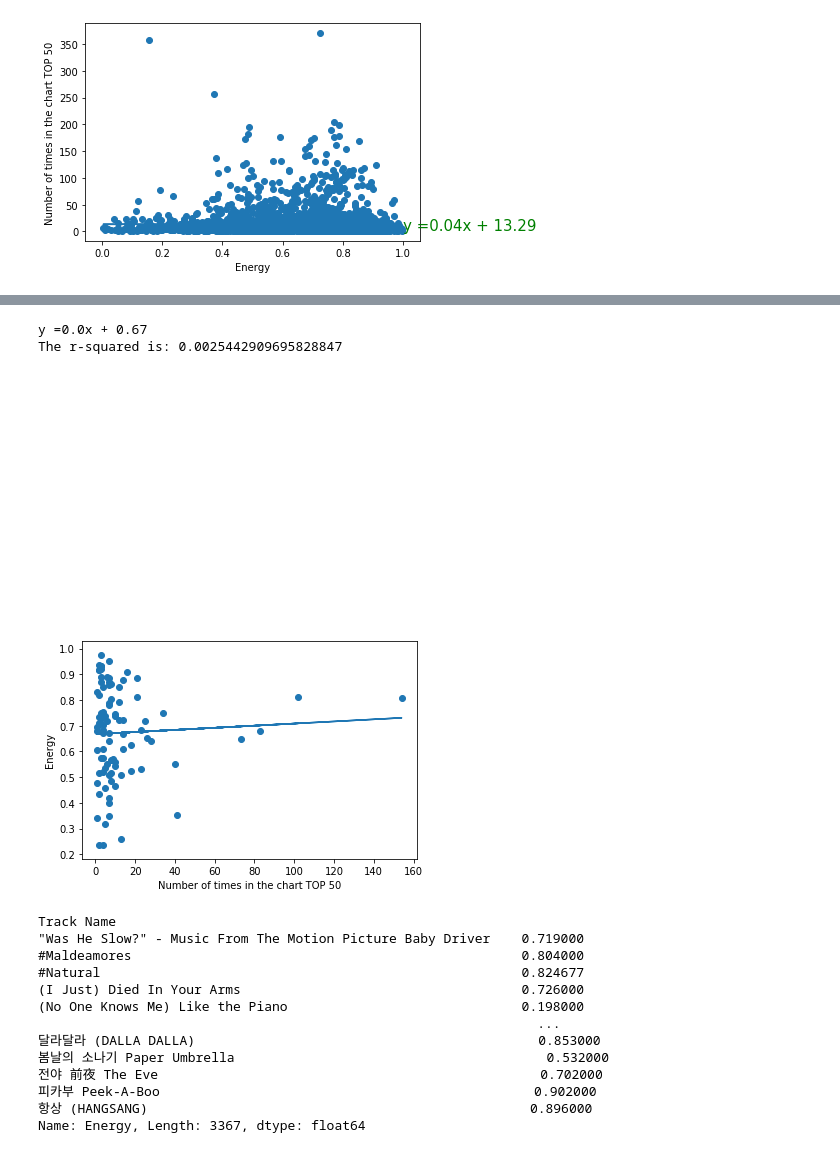
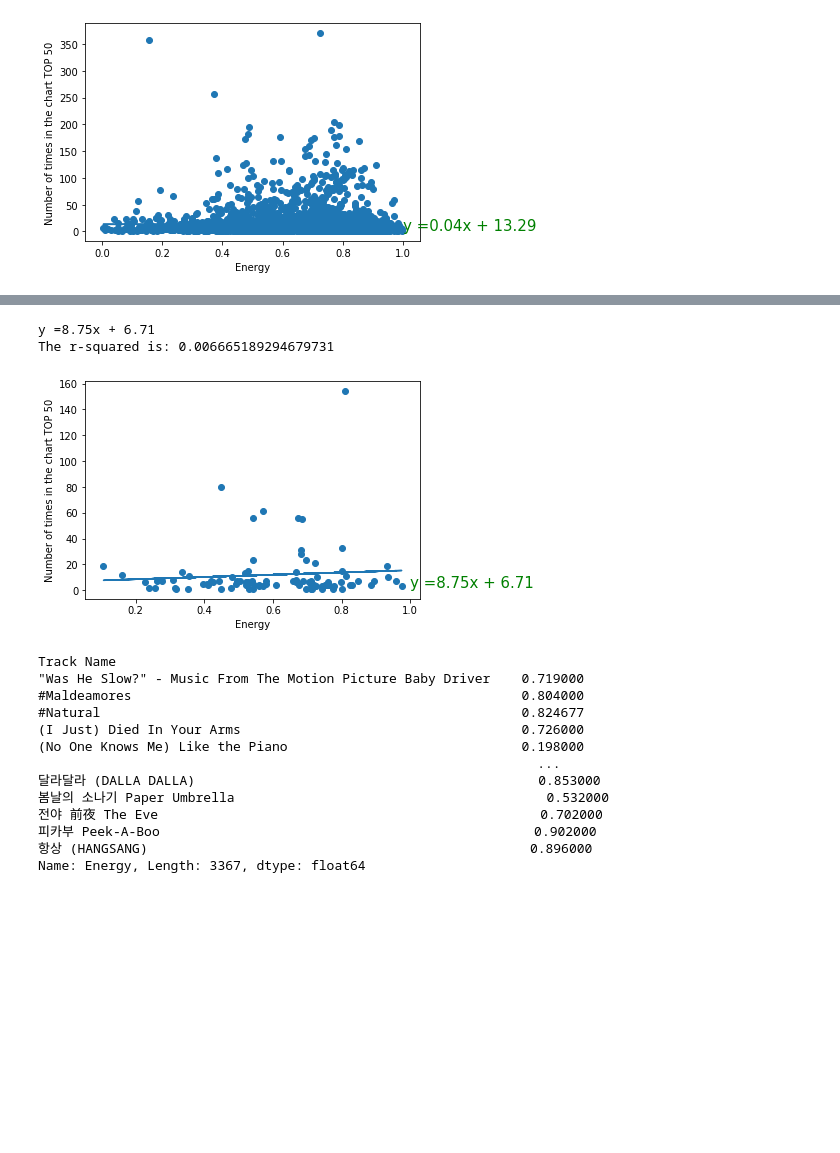
Before and after one commit to JaviSandoval94/Spotify-Trends-Analysis, a Jupyter notebook: Project1-Spotify-FinalReport-Copy1.ipynb, the cells around one changed output, grey strips where cells are left out. Drawn from its saved outputs; the diff is of its cells as text; code cells hidden in the pictures; blank space fills up the shorter version.

```diff
--- a/Project1-Spotify-FinalReport-Copy1.ipynb
+++ b/Project1-Spotify-FinalReport-Copy1.ipynb
@@ -221,24 +200,24 @@ The correlation between both factors is 0.05
 # %%
-x_values=subset["Number of times in the chart TOP 50"]
-y_values=subset["Energy"]
+x_values=subset["Energy"]
+y_values=subset["Number of times in the chart TOP 50"]
 (slope,intercept,rvalue,pvalue,stderr) = stats.linregress(x_values,y_values)
 regress_values = x_values* slope + intercept
 line_eq= "y ="+str(round(slope,2))+"x + "+ str(round(intercept,2))
 print(line_eq)
 plt.scatter(x_values, y_values)
 plt.plot(x_values,regress_values)
 
 plt.annotate(line_eq,(1,2),fontsize=15,color="green")
-plt.xlabel("Number of times in the chart TOP 50")
-plt.ylabel("Energy")
+plt.xlabel("Energy")
+plt.ylabel("Number of times in the chart TOP 50")
 
 print(f"The r-squared is: {rvalue**2}")
 
 plt.show()
 # %% [output]
-y =0.0x + 0.67
-The r-squared is: 0.0025442909695828847
+y =8.75x + 6.71
+The r-squared is: 0.006665189294679731
-[figure, old version]
+[figure, new version]
 # %%
 energy_boxplot=merge5_df["Energy"]
 energy_boxplot
```
Also changed, not shown: parts of 15 cells of this notebook.
